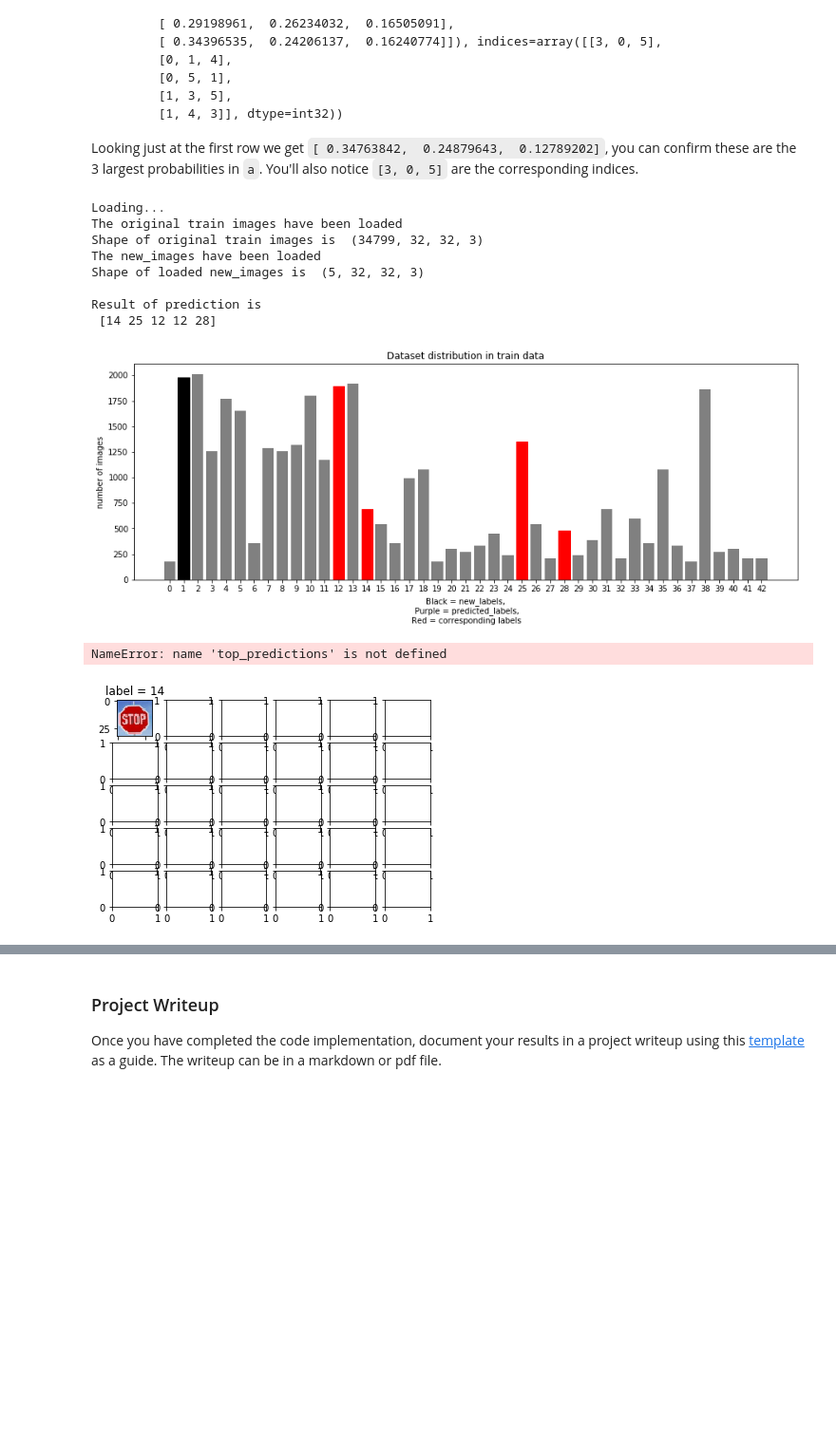
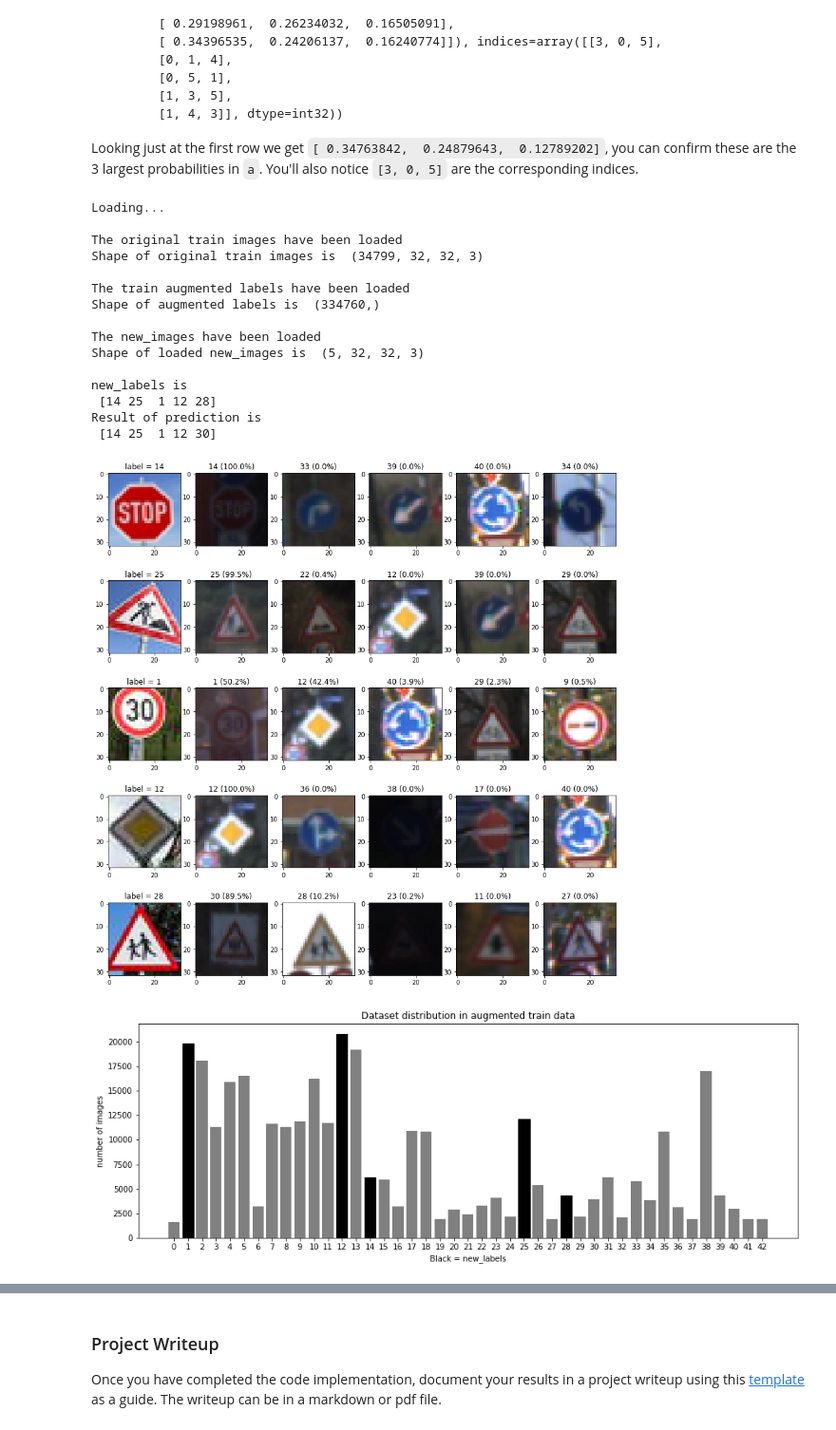
Before and after one commit to hotsuyuki/CarND-Traffic-Sign-Classifier-Project, a Jupyter notebook: Traffic_Sign_Classifier.ipynb, the cells around one changed output, grey strips where cells are left out. Shown at 95% size. Saved outputs shown, nothing was run; the diff lists cells and outputs as text; code cells hidden in the pictures; blank space fills up the shorter version.

Commit message:
[feature] Dsiplay augmented dataset distribution

```diff
--- a/Traffic_Sign_Classifier.ipynb
+++ b/Traffic_Sign_Classifier.ipynb
@@ -983,23 +983,29 @@ Looking just at the first row we get `[ 0.34763842,  0.24879643,  0.12789202]`,
 ''' Load the images '''
 print("Loading...")
 train_file = './train.p'
+augmented_y_train_file = './augmented_y_train.p'
 new_images_file = './new_images.p'
 
 with open(train_file, mode='rb') as f:
     train = pickle.load(f)
+with open(augmented_y_train_file, mode='rb') as f:
+    augmented_y_train = pickle.load(f)
 with open(new_images_file, mode='rb') as f:
     new_images = pickle.load(f)
 
-X_train, y_train = train['features'], train['labels']
-print("The original train images have been loaded")
+X_train, y_train= train['features'], train['labels']
+print("\nThe original train images have been loaded")
 print("Shape of original train images is ", X_train.shape)
-print("The new_images have been loaded")
+print("\nThe train augmented labels have been loaded")
+print("Shape of augmented labels is ", augmented_y_train.shape)
+print("\nThe new_images have been loaded")
 print("Shape of loaded new_images is ", new_images.shape)
 
 
 ''' Output the new images '''
-print("\nResult of prediction is \n", predicted_labels)
-print("\n")
+print("\nnew_labels is \n", new_labels.astype(int))
+print("Result of prediction is \n", predicted_labels)
+
 fig, axes = plt.subplots(nrows=n_images, ncols=top_k+1)
 for i in range(n_images):
     axes[i, 0].imshow(new_images[i])
@@ -1013,15 +1019,15 @@ fig.subplots_adjust(right=2, top=3)
 ''' Count the number of images '''
 n_labels = np.zeros(n_classes)
 for i in range(n_classes):
-    for j in range(n_train):
-        if (y_train[j] == i):
+    for j in range(augmented_y_train.shape[0]):
+        if (augmented_y_train[j] == i):
             n_labels[i] += 1
 
 # new_labels
 plt.subplots(figsize=(15,5))
 plt.xlabel('Black = new_labels')
 plt.ylabel('number of images')
-plt.title('Dataset distribution in train data')
+plt.title('Dataset distribution in augmented train data')
 y_pos = np.arange(n_classes)
 barlist = plt.bar(y_pos, n_labels, align='center', color='gray')
 for i in range(n_images):
@@ -1033,37 +1039,43 @@ plt.show()
 plt.subplots(figsize=(15,5))
 plt.xlabel('Purple = predicted_labels')
 plt.ylabel('number of images')
-plt.title('Dataset distribution in train data')
+plt.title('Dataset distribution in augmented train data')
 y_pos = np.arange(n_classes)
 barlist = plt.bar(y_pos, n_labels, align='center', color='gray')
 for i in range(n_images):
     barlist[predicted_labels[i]].set_color('#624ea7')
 plt.xticks(y_pos, np.arange(n_classes))
 plt.show()
 
 # corresponding labels
 plt.subplots(figsize=(15,5))
 plt.xlabel('Black = new_labels,\n Purple = predicted_labels,\n Red = corresponding labels')
 plt.ylabel('number of images')
-plt.title('Dataset distribution in train data')
+plt.title('Dataset distribution in augmented train data')
 y_pos = np.arange(n_classes)
 barlist = plt.bar(y_pos, n_labels, align='center', color='gray')
 for i in range(n_images):
     barlist[int(new_labels[i])].set_color('k')
     barlist[predicted_labels[i]].set_color('#624ea7')
     if (new_labels[i] == predicted_labels[i]):
         barlist[predicted_labels[i]].set_color('r')
 plt.xticks(y_pos, np.arange(n_classes))
 plt.show()
 # %% [output]
 Loading...
+
 The original train images have been loaded
 Shape of original train images is  (34799, 32, 32, 3)
+
+The train augmented labels have been loaded
+Shape of augmented labels is  (334760,)
+
 The new_images have been loaded
 Shape of loaded new_images is  (5, 32, 32, 3)
 
+new_labels is
+ [14 25  1 12 28]
 Result of prediction is
- [14 25 12 12 28]
+ [14 25  1 12 30]
-[figure, old version]
+[figure, new version]
-NameError: name 'top_predictions' is not defined
-[figure, old version]
+[figure, new version]
```
Also changed, not shown: parts of 5 cells of this notebook.
